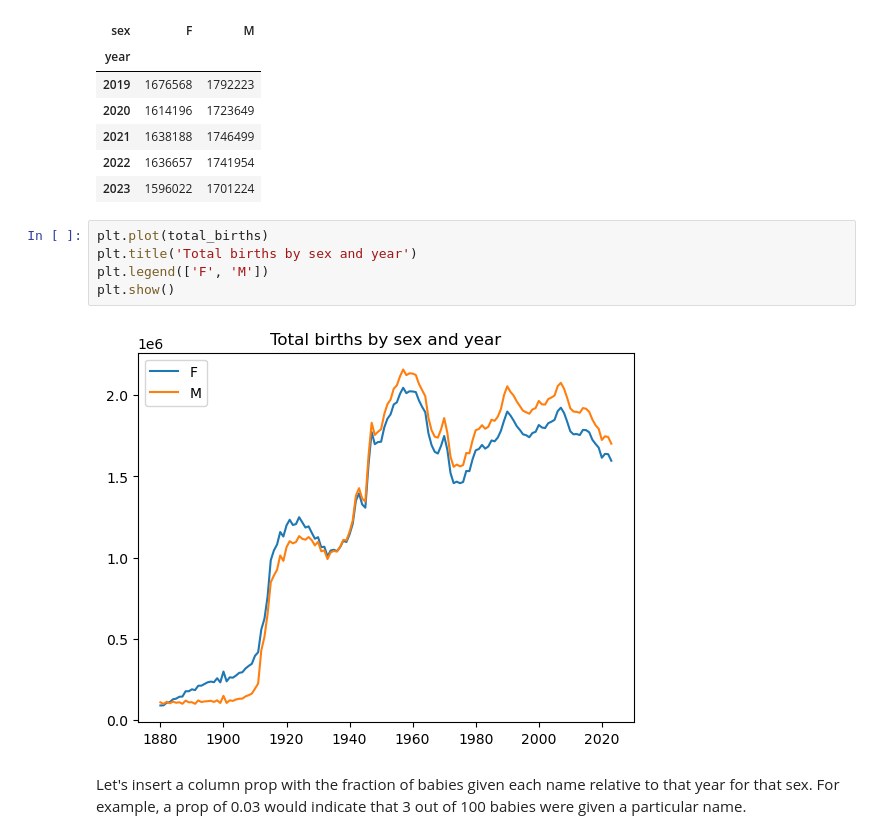
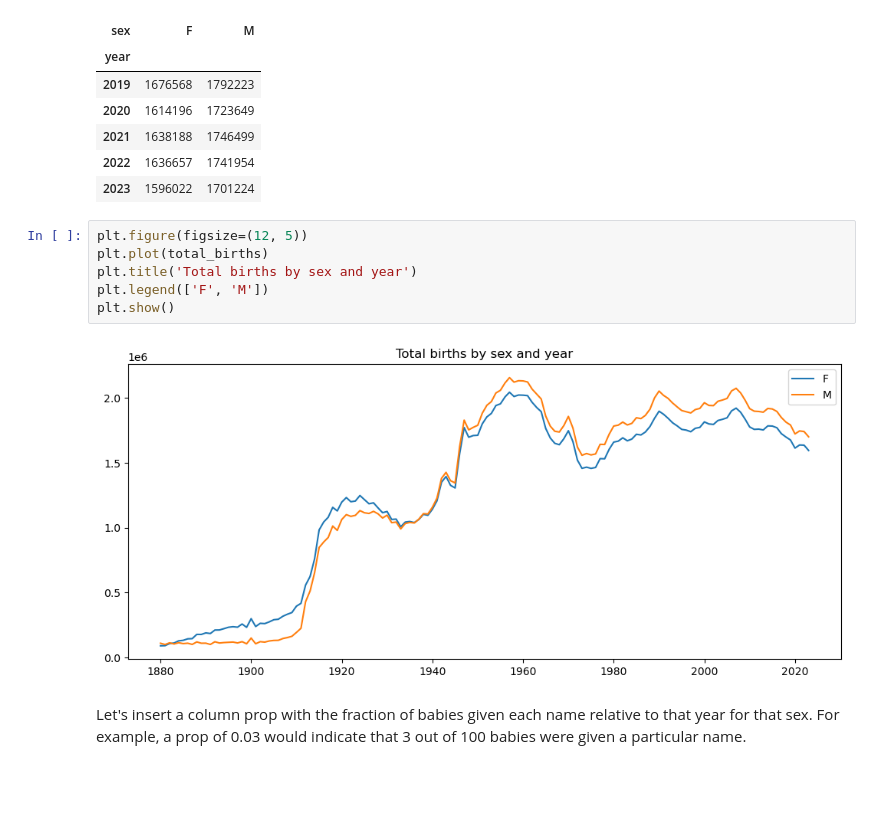
Before and after one commit to dangtna1/US-baby-names-1880-2023, a Jupyter notebook: names-analysis.ipynb, the cells around one changed output. Cells and saved outputs as stored; diff of their text form; blank space fills up the shorter version.

```diff
--- a/names-analysis.ipynb
+++ b/names-analysis.ipynb
@@ -34,12 +42,13 @@ total_births.tail()
 | 2022 | 1636657 | 1741954 |
 | 2023 | 1596022 | 1701224 |
 # %%
+plt.figure(figsize=(12, 5))
 plt.plot(total_births)
 plt.title('Total births by sex and year')
 plt.legend(['F', 'M'])
 plt.show()
 # %% [output]
-[figure, old version]
+[figure, new version]
 # %% [markdown]
 Let's insert a column prop with the fraction of babies given each name relative to that year for that sex. For example, a prop of 0.03 would indicate that 3 out of 100 babies were given a particular name.
 # %%
```
Also changed, not shown: parts of 39 cells of this notebook.
